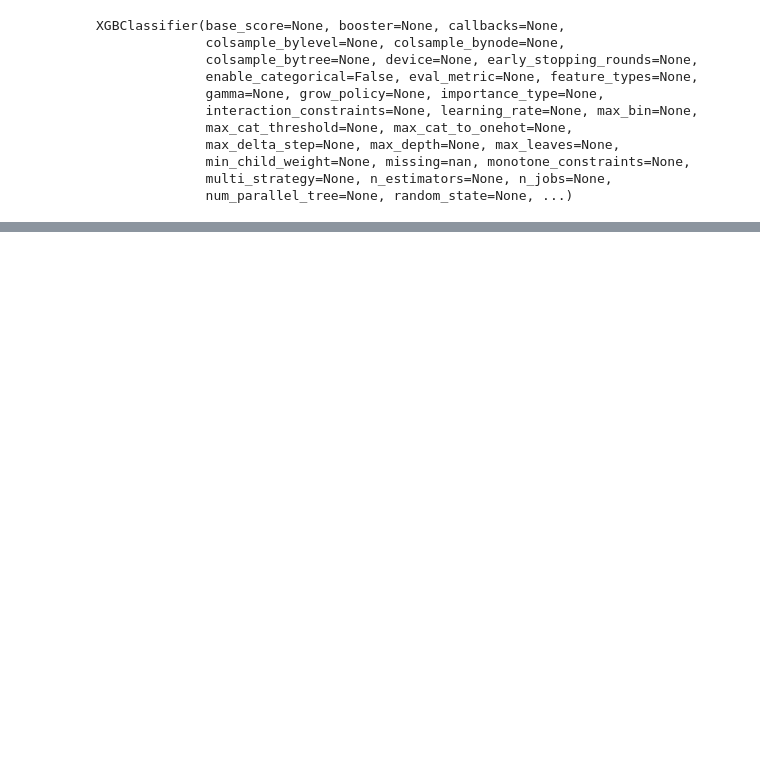
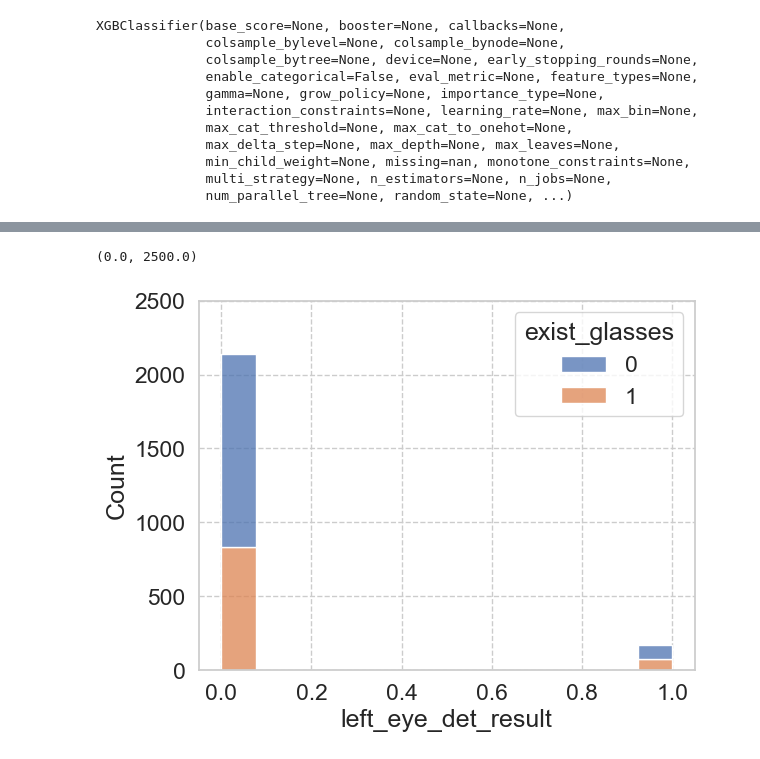
Before and after one commit to jinbeomjeong/drowsy_detection, a Jupyter notebook: create_drowsy_detection_model_xgboost.ipynb, the cells around one changed output, grey strips where cells are left out. Saved outputs shown, nothing was run; the diff lists cells and outputs as text; code cells hidden in the pictures; blank space fills up the shorter version.

```diff
--- a/create_drowsy_detection_model_xgboost.ipynb
+++ b/create_drowsy_detection_model_xgboost.ipynb
@@ -44,6 +46,6 @@ test_dataset.head()
 | 4 | R_221_50_M_13_M1_G0_C0_02.jpg | 190.0 | 571.0 | 464.0 | 981.0 | 304.0 | ... |
 5 rows × 41 columns
 # %%
-feature_column_names = data_columns[1:17]
+feature_column_names = data_columns[22:34]
 target_column_names = [data_columns[38], data_columns[40]]
 # %%
@@ -152,3 +127,5 @@ array([[0, 0],
        [0, 0],
        [0, 0],
        [0, 0]], dtype=uint8)
+# %%
+result_test_dataset = pd.concat([test_dataset, pd.DataFrame(pred_data, columns=['left_eye_det_result', 'right_eye_det_result'])], axis=1)
@@ -154,0 +142,8 @@ array([[0, 0],
+# %%
+sns.set(font_scale=1.5)
+sns.set_style("whitegrid", {'grid.linestyle': '--'})
+sns.histplot(data=result_test_dataset, x='left_eye_det_result', hue='exist_glasses', multiple='stack')
+plt.ylim(0, 2500)
+# %% [output]
+(0.0, 2500.0)
+[figure, added]
```
Also changed, not shown: parts of 18 cells of this notebook, 8 other files.
